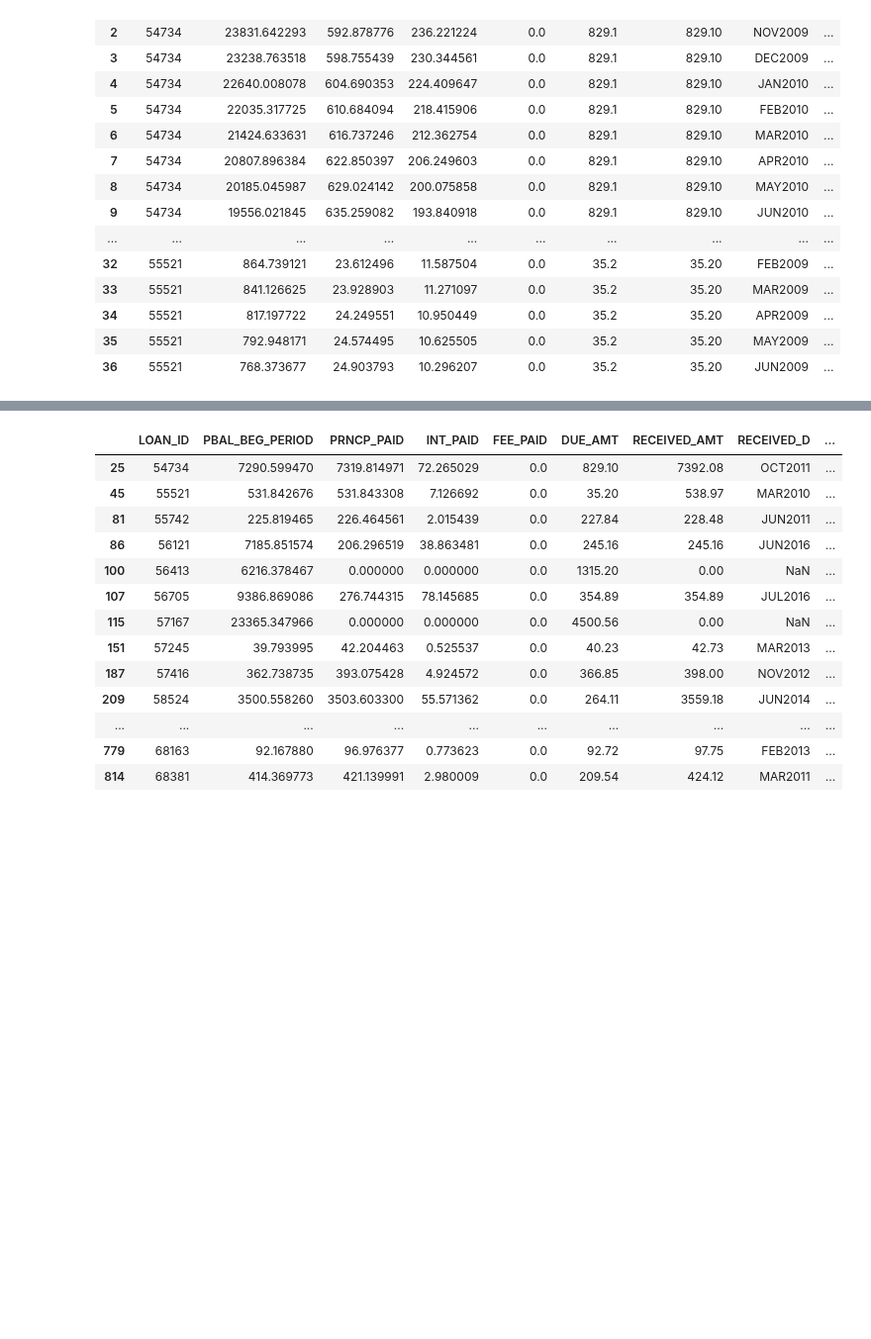
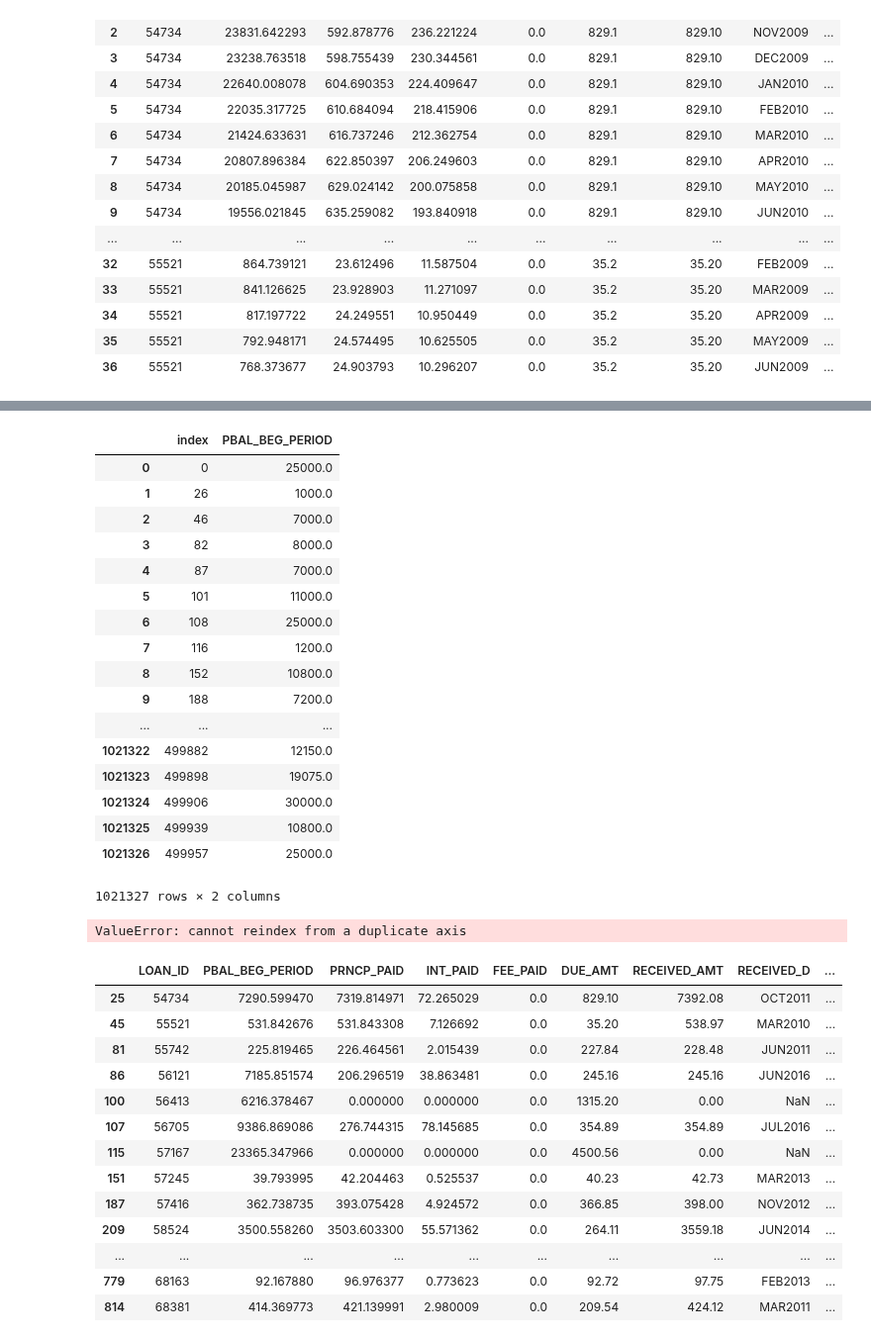
Before and after one commit to j-linx/Insight, a Jupyter notebook: LC_MishaUpload-BasicAnalysis.ipynb, the cells around one changed output, grey strips where cells are left out. Shown at 99% size. Saved outputs shown, nothing was run; the diff lists cells and outputs as text; code cells hidden in the pictures; blank space fills up the shorter version.

```diff
--- a/LC_MishaUpload-BasicAnalysis.ipynb
+++ b/LC_MishaUpload-BasicAnalysis.ipynb
@@ -159,3 +159,9 @@ df.iloc[0:37,0:11]
 | 34 | 55521 | 817.197722 | 24.249551 | 10.950449 | 0.0 | 35.2 | 35.20 | APR2009 | ... |
 | 35 | 55521 | 792.948171 | 24.574495 | 10.625505 | 0.0 | 35.2 | 35.20 | MAY2009 | ... |
 | 36 | 55521 | 768.373677 | 24.903793 | 10.296207 | 0.0 | 35.2 | 35.20 | JUN2009 | ... |
+# %%
+### Get the initial loan amounts
+
+temp = df.drop_duplicates('LOAN_ID', keep='first')
+PBAL_Begin = temp['PBAL_BEG_PERIOD']
+PBAL_Begin[0:5]
@@ -175,3 +199,30 @@ len(df2)
+# %%
+len(PBAL_Begin)
+PBAL_Begin.reset_index()
+# %% [output]
+|  | index | PBAL_BEG_PERIOD |
+| 0 | 0 | 25000.0 |
+| 1 | 26 | 1000.0 |
+| 2 | 46 | 7000.0 |
+| 3 | 82 | 8000.0 |
+| 4 | 87 | 7000.0 |
+| 5 | 101 | 11000.0 |
+| 6 | 108 | 25000.0 |
+| 7 | 116 | 1200.0 |
+| 8 | 152 | 10800.0 |
+| 9 | 188 | 7200.0 |
+| ... | ... | ... |
+| 1021322 | 499882 | 12150.0 |
+| 1021323 | 499898 | 19075.0 |
+| 1021324 | 499906 | 30000.0 |
+| 1021325 | 499939 | 10800.0 |
+| 1021326 | 499957 | 25000.0 |
+1021327 rows × 2 columns
+# %%
+df2['LOAN_AMT'] = pd.Series(PBAL_Begin, index=index)
+df2.drop('PBAL_BEG_PERIOD', axis=1, inplace=True)
+# %% [output]
+ValueError: cannot reindex from a duplicate axis
 # %%
 df2.iloc[0:37,0:11]
 # %% [output]
```
Also changed, not shown: parts of 8 cells of this notebook.
